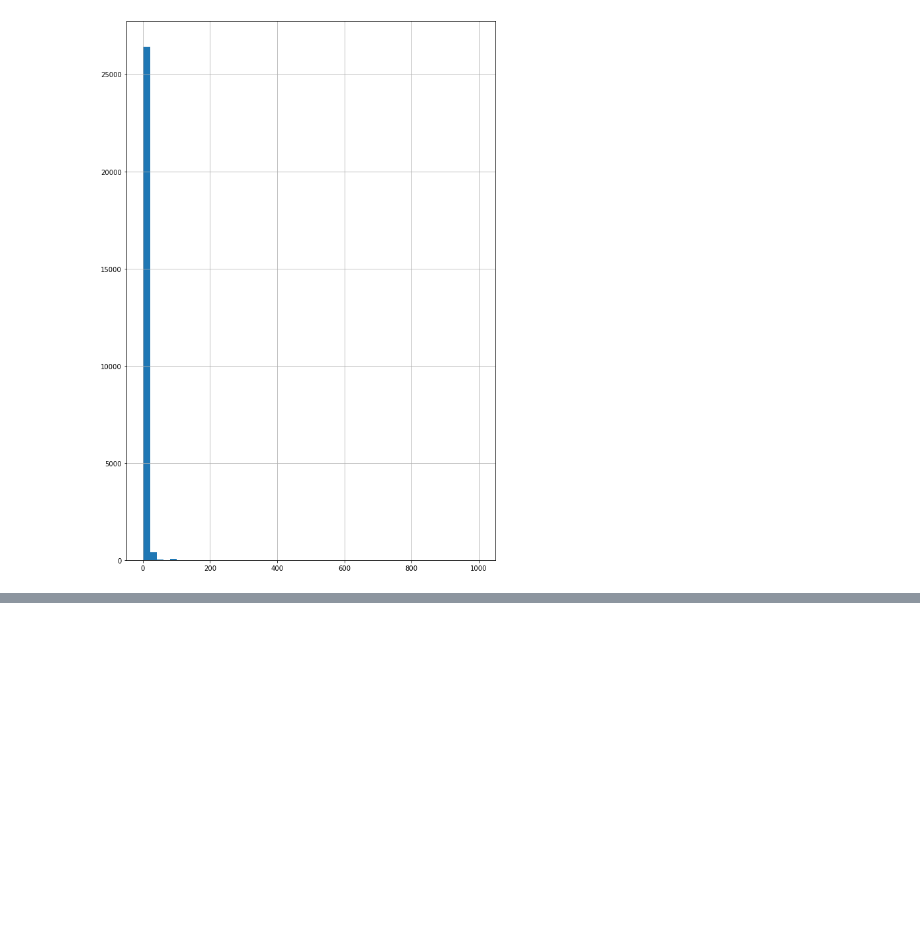
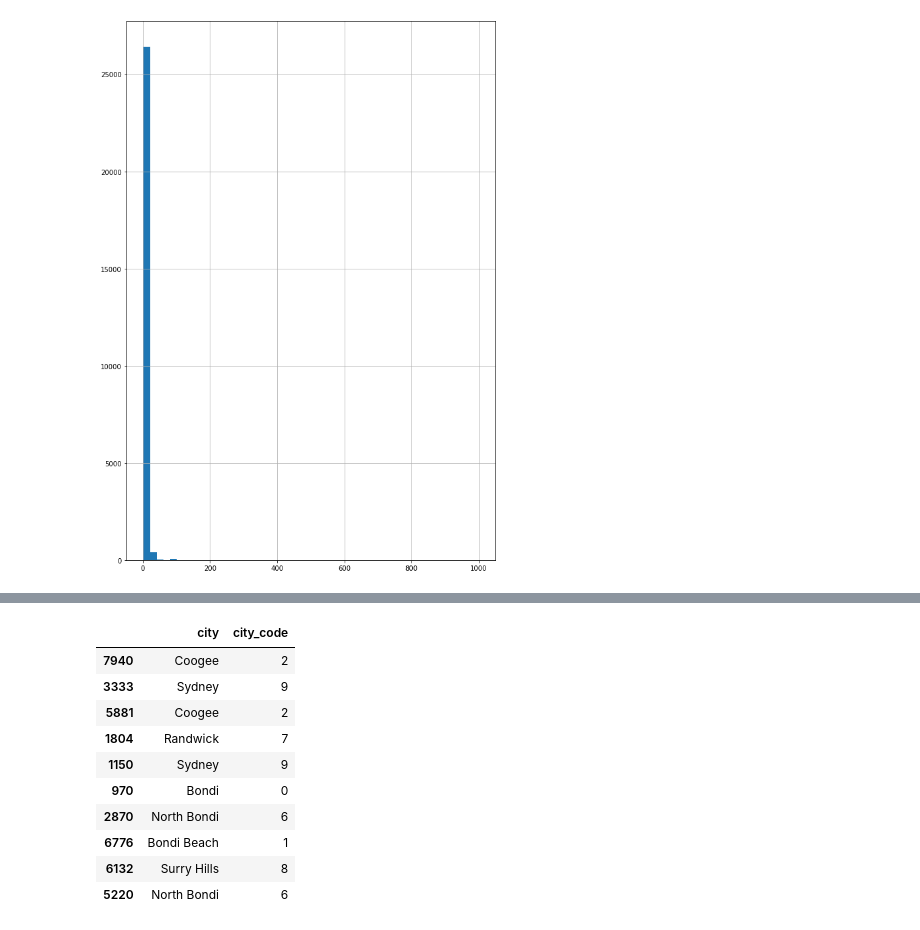
Before and after one commit to Zielzor/AirBNB, a Jupyter notebook: AirBnB Fair Valuation.ipynb, the cells around one changed output, grey strips where cells are left out. Saved outputs shown, nothing was run; the diff lists cells and outputs as text; code cells hidden in the pictures; blank space fills up the shorter version.

```diff
--- a/AirBnB Fair Valuation.ipynb
+++ b/AirBnB Fair Valuation.ipynb
@@ -332,0 +415,4 @@ df['minimum_nights'].hist(bins=50,figsize=(10,15))
+# %%
+# changing  values to numeric
+df["host_identity_verified"] = df["host_identity_verified"].apply(lambda x: 1 if x == "t" else 0)
+df["host_is_superhost"] = df["host_is_superhost"].apply(lambda x: 1 if x == "t" else 0)
@@ -332,0 +428,20 @@ df['minimum_nights'].hist(bins=50,figsize=(10,15))
+# %%
+# converting categorical data to numeric using sklearn's label encoder
+le = preprocessing.LabelEncoder()
+
+for  col in ["city"]:
+    df[col +"_code"] = le.fit_transform(df[col])
+# %%
+df[['city',"city_code"]].sample(10)
+# %% [output]
+|  | city | city_code |
+| 7940 | Coogee | 2 |
+| 3333 | Sydney | 9 |
+| 5881 | Coogee | 2 |
+| 1804 | Randwick | 7 |
+| 1150 | Sydney | 9 |
+| 970 | Bondi | 0 |
+| 2870 | North Bondi | 6 |
+| 6776 | Bondi Beach | 1 |
+| 6132 | Surry Hills | 8 |
+| 5220 | North Bondi | 6 |
```
Also changed, not shown: parts of 13 cells of this notebook.
